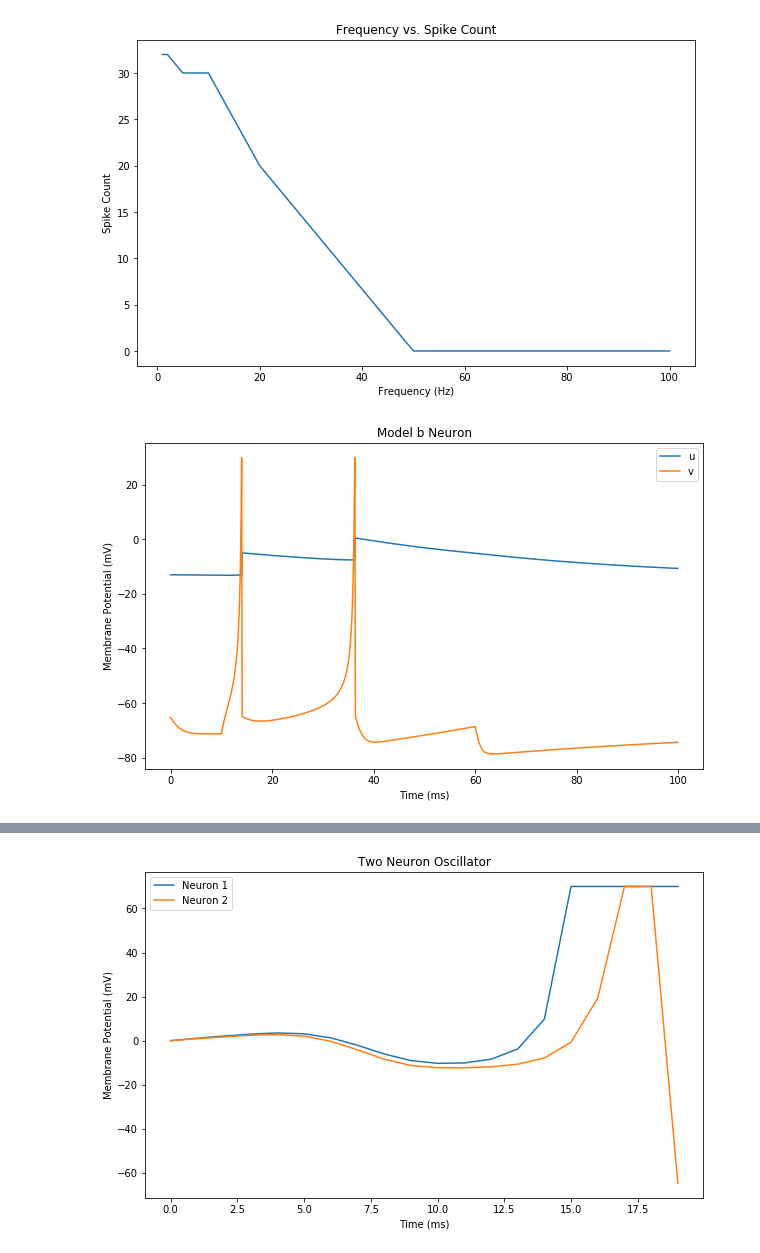
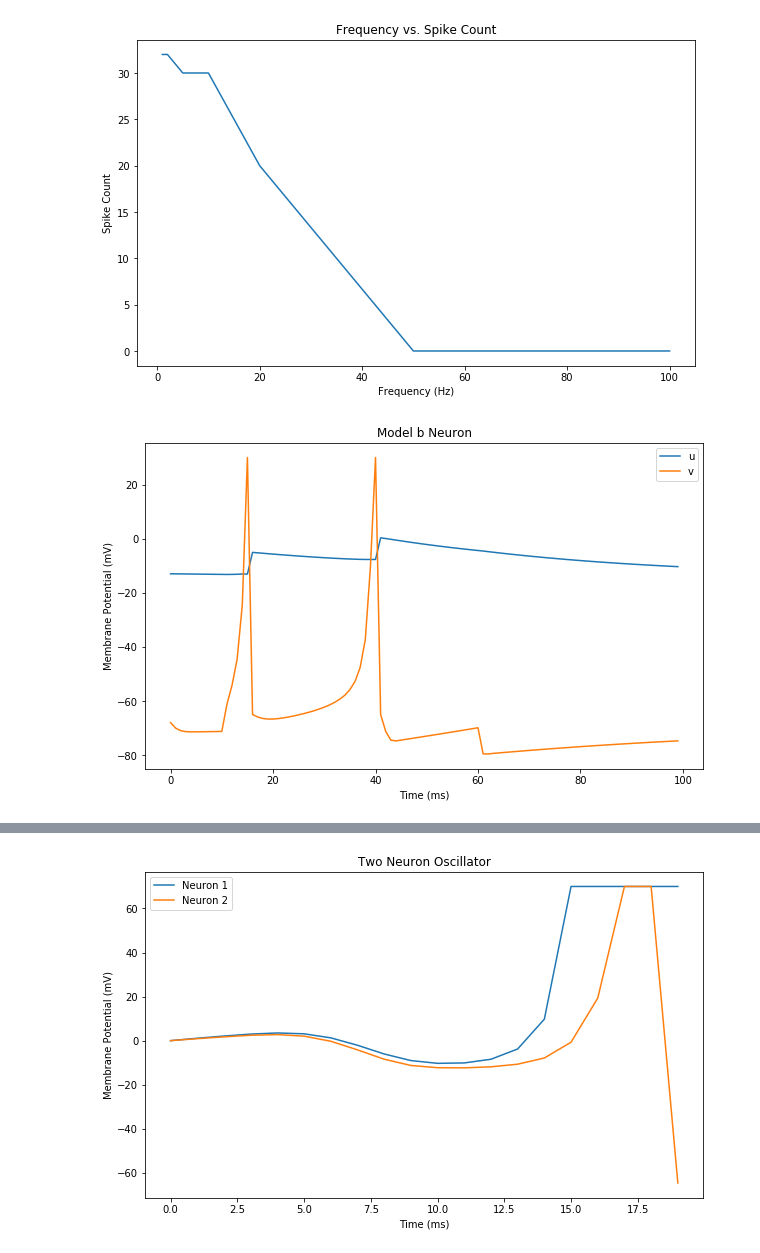
Before and after one commit to vanandrew/BME572, a Jupyter notebook: HW1/Problem2.ipynb, the cells around one changed output, grey strips where cells are left out. Saved outputs shown, nothing was run; the diff lists cells and outputs as text; code cells hidden in the pictures.

```diff
--- a/HW1/Problem2.ipynb
+++ b/HW1/Problem2.ipynb
@@ -270,8 +270,8 @@ class ModelB:
 
         """
         # Calculate derivatives
-        v_prime = 0.1*(0.04*v**2 + 5*v + 140 - u + I)
-        u_prime = 0.1*(self.a*(self.b*v - u))
+        v_prime = (0.04*v**2 + 5*v + 140 - u + I)
+        u_prime = (self.a*(self.b*v - u))
 
         # Calculate new v and u
         v_new = v + v_prime
@@ -289,36 +289,36 @@ class ModelB:
             self.spike_count += 1 # add to spike count
             return self.u, 30
         else:
             return u, v
 
     def step(self):
         """
             Runs one step of the model
         """
         # get the current from the generator
         I = self.cg()
 
         # set params to set values if flag set
         if self.reset:
             self.u = self.u + self.d
             self.v = self.c
 
             # "reset" reset flag
             self.reset = False
         else:
             # calculate and set new voltage
             self.u, self.v = self.set_params(*self.new_params(self.u, self.v, I))
 
         # append voltage to list
         self.plot_store['u'].append(self.u)
         self.plot_store['v'].append(self.v)
 
 # create model b with I = 10 nA for 50 ms and run model
 run_model(
-    ModelB(cg=CurrentGenerator(I=10, It=500, It_start=100, time_step=0.1)),
-    'Model b Neuron', iterations=1000, create_legend=True)
+    ModelB(cg=CurrentGenerator(I=10, It=50, It_start=10)),
+    'Model b Neuron', iterations=100, create_legend=True)
 # %% [output]
-[figure, old version]
+[figure, new version]
 # %%
 """
     Run different frequencies
```
Also changed, not shown: parts of 1 cell of this notebook.
